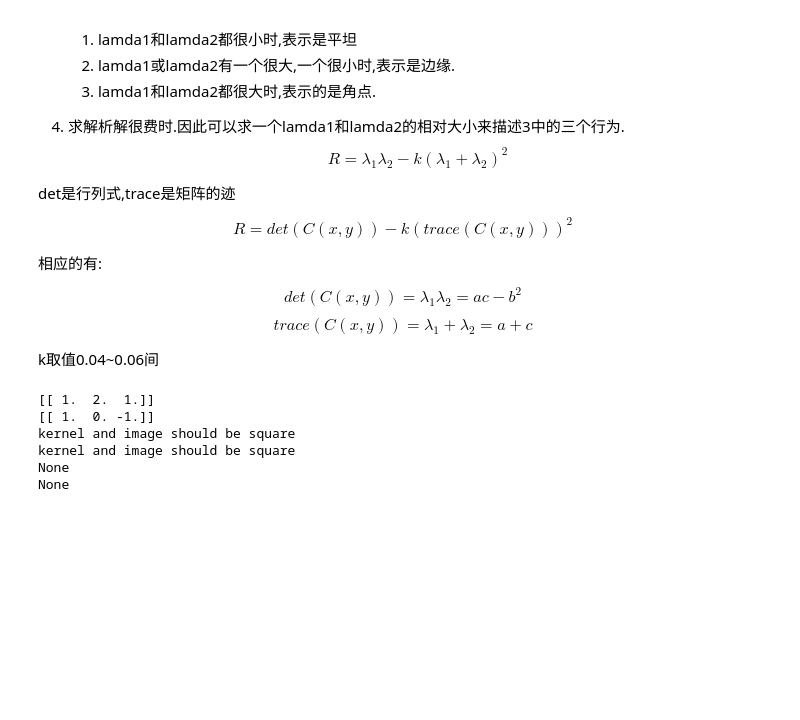
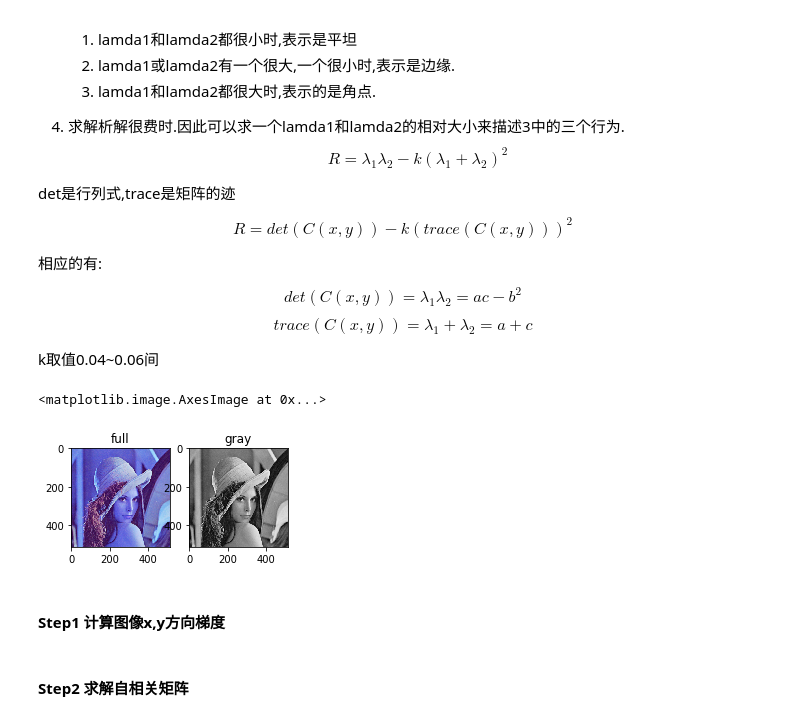
Before and after one commit to sycophant-stone/digital_image_base, a Jupyter notebook: featureDetection/harris.ipynb, the cells around one changed output. Cells and saved outputs as stored; diff of their text form; code cells hidden in the pictures; blank space fills up the shorter version.

Commit message:
add harris/ Ix,Iy,Ix2,Iy2,Ixy,R

```diff
--- a/featureDetection/harris.ipynb
+++ b/featureDetection/harris.ipynb
@@ -56,9 +55,17 @@ def harris():
-# %%
-harris()
-# %% [output]
-[[ 1.  2.  1.]]
-[[ 1.  0. -1.]]
-kernel and image should be square
-kernel and image should be square
-None
-None
+# %%
+originImage = cv2.imread("../lena.jpg")
+grayImage = cv2.cvtColor(originImage,cv2.COLOR_BGR2GRAY)
+originImage32x32 = cv2.imread("../lena_32x32.jpg")
+grayImage32x32 = cv2.cvtColor(originImage32x32,cv2.COLOR_BGR2GRAY)
+plt.subplot(1, 3, 1)
+plt.title("full")
+plt.imshow(originImage)
+plt.subplot(1, 3, 2)
+plt.title("gray")
+plt.gray()
+plt.imshow(grayImage)
+# %% [output]
+<matplotlib.image.AxesImage at 0x...>
+[figure, added]
+# %% [markdown]
+#### Step1 计算图像x,y方向梯度
@@ -64,0 +89,2 @@ None
+# %% [markdown]
+#### Step2 求解自相关矩阵
```
Also changed, not shown: parts of 9 cells of this notebook, 3 other files.
